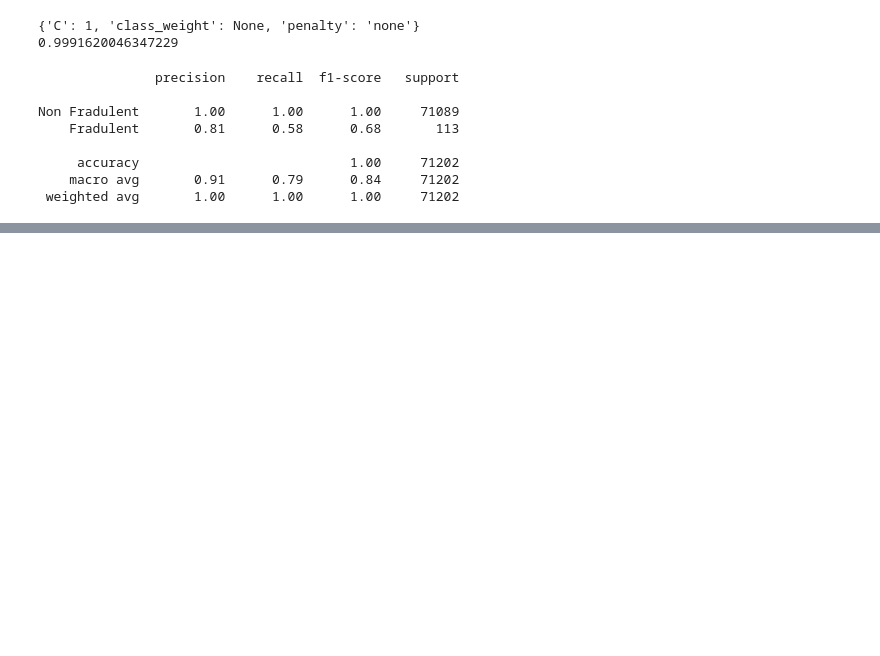
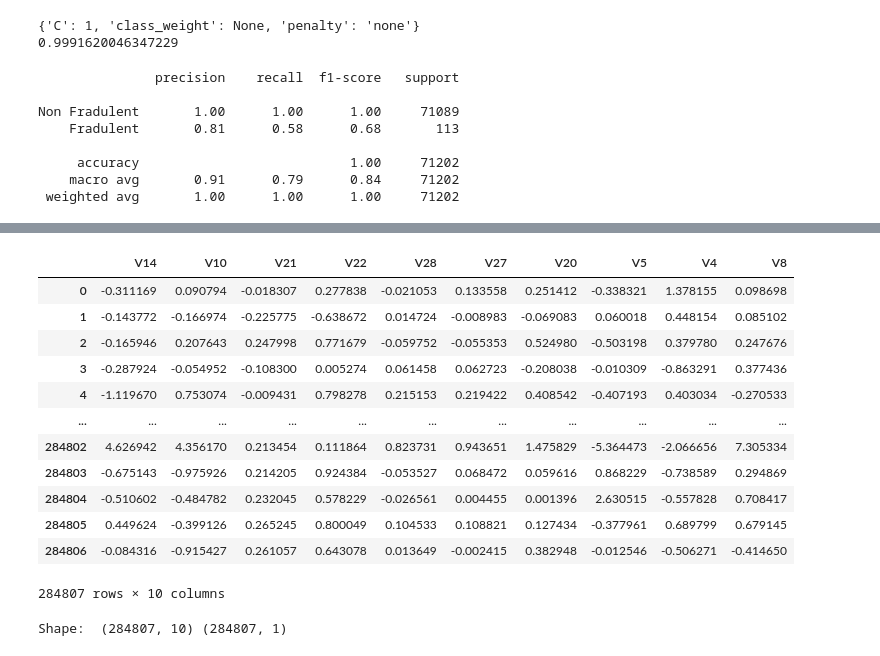
Before and after one commit to cdalsania/Credit_Card_Fraud_Detection, a Jupyter notebook: ml_models/LogisticRegressionModel.ipynb, the cells around one changed output, grey strips where cells are left out. Cells and saved outputs as stored; diff of their text form; code cells hidden in the pictures; blank space fills up the shorter version.

```diff
--- a/ml_models/LogisticRegressionModel.ipynb
+++ b/ml_models/LogisticRegressionModel.ipynb
@@ -755,0 +821,35 @@ Non Fraudulent       1.00      0.98      0.99     71089
+# %%
+# Set top 10 features suggested by RFE. This will be used as x values.
+top_10_features = df[[
+    'V14',
+ 'V10',
+ 'V21',
+ 'V22',
+ 'V28',
+ 'V27',
+ 'V20',
+ 'V5',
+ 'V4',
+ 'V8',]]
+top_10_features
+# %% [output]
+|  | V14 | V10 | V21 | V22 | V28 | V27 | V20 | V5 | V4 | V8 |
+| 0 | -0.311169 | 0.090794 | -0.018307 | 0.277838 | -0.021053 | 0.133558 | 0.251412 | -0.338321 | 1.378155 | 0.098698 |
+| 1 | -0.143772 | -0.166974 | -0.225775 | -0.638672 | 0.014724 | -0.008983 | -0.069083 | 0.060018 | 0.448154 | 0.085102 |
+| 2 | -0.165946 | 0.207643 | 0.247998 | 0.771679 | -0.059752 | -0.055353 | 0.524980 | -0.503198 | 0.379780 | 0.247676 |
+| 3 | -0.287924 | -0.054952 | -0.108300 | 0.005274 | 0.061458 | 0.062723 | -0.208038 | -0.010309 | -0.863291 | 0.377436 |
+| 4 | -1.119670 | 0.753074 | -0.009431 | 0.798278 | 0.215153 | 0.219422 | 0.408542 | -0.407193 | 0.403034 | -0.270533 |
+| ... | ... | ... | ... | ... | ... | ... | ... | ... | ... | ... |
+| 284802 | 4.626942 | 4.356170 | 0.213454 | 0.111864 | 0.823731 | 0.943651 | 1.475829 | -5.364473 | -2.066656 | 7.305334 |
+| 284803 | -0.675143 | -0.975926 | 0.214205 | 0.924384 | -0.053527 | 0.068472 | 0.059616 | 0.868229 | -0.738589 | 0.294869 |
+| 284804 | -0.510602 | -0.484782 | 0.232045 | 0.578229 | -0.026561 | 0.004455 | 0.001396 | 2.630515 | -0.557828 | 0.708417 |
+| 284805 | 0.449624 | -0.399126 | 0.265245 | 0.800049 | 0.104533 | 0.108821 | 0.127434 | -0.377961 | 0.689799 | 0.679145 |
+| 284806 | -0.084316 | -0.915427 | 0.261057 | 0.643078 | 0.013649 | -0.002415 | 0.382948 | -0.012546 | -0.506271 | -0.414650 |
+284807 rows × 10 columns
+# %%
+X_rfe = top_10_features
+y_rfe = df[['Class']].values.reshape(-1, 1)
+
+print("Shape: ", X_rfe.shape, y_rfe.shape)
+# %% [output]
+Shape:  (284807, 10) (284807, 1)
```
Also changed, not shown: parts of 23 cells of this notebook.
